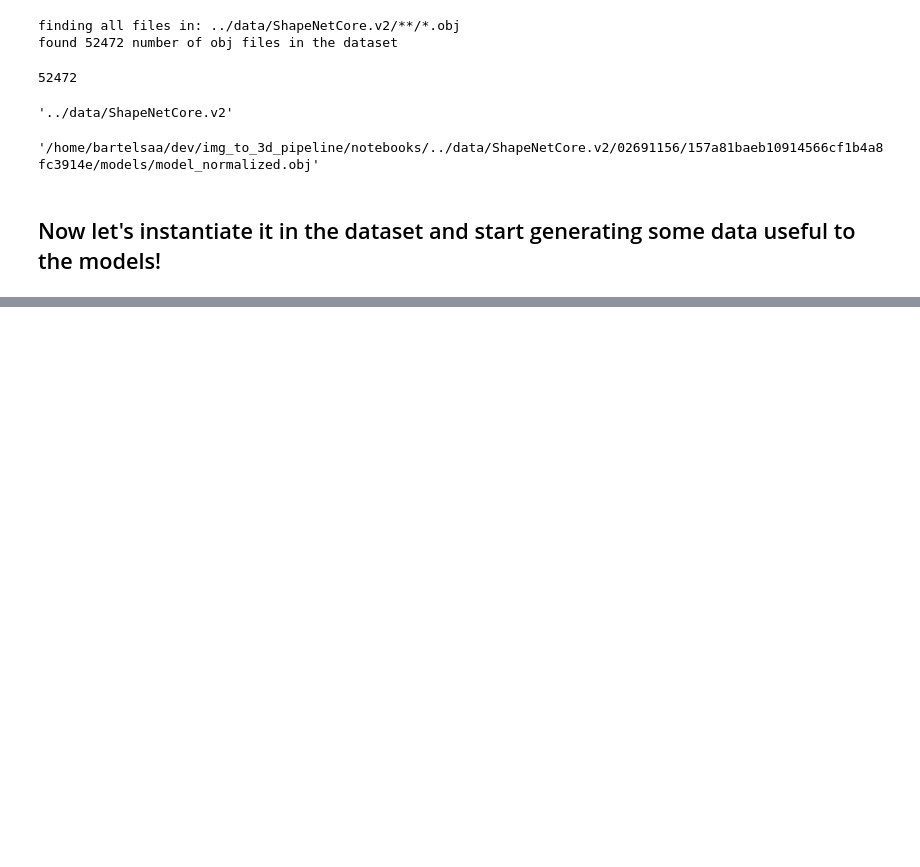
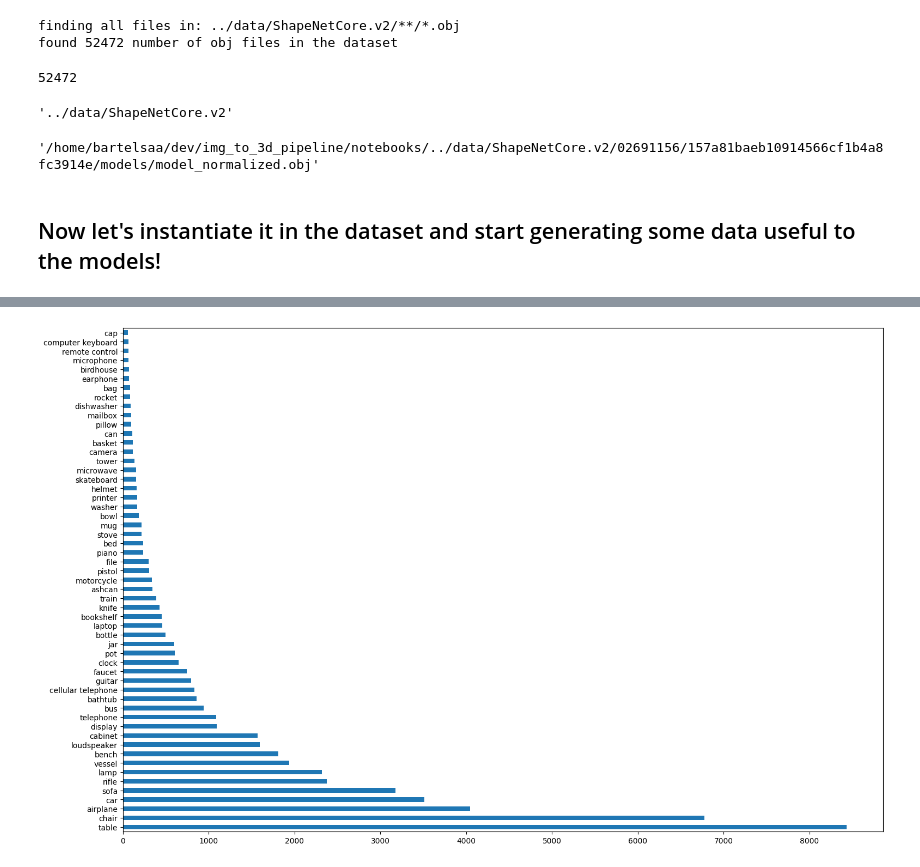
Before and after one commit to andrewbartels1/img_to_3d_pipeline, a Jupyter notebook: notebooks/pipeline.ipynb, the cells around one changed output, grey strips where cells are left out. Cells and saved outputs as stored; diff of their text form; code cells hidden in the pictures; blank space fills up the shorter version.

Commit message:
update crap bar plot, will make prettier pictures later

```diff
--- a/notebooks/pipeline.ipynb
+++ b/notebooks/pipeline.ipynb
@@ -113,0 +78,8 @@ pd.merge(test, meta, left_on="sysnetId", right_on="synsetId").drop(["children",
+# %%
+dataCatalog = pnd.read_csv(Path("../data/ShapeNetCore.v2/datacatalog_parts/datacatalog.csv"))
+dataCatalog["simple_label"] = dataCatalog["simple_label"].astype("category")
+dataCatalog["simple_label"].value_counts(sort=True).plot(kind='barh', figsize=(18,12))
+
+test = dataCatalog["simple_label"].value_counts(sort=True)
+# %% [output]
+[figure, added]
```
Also changed, not shown: parts of 9 cells of this notebook, 2 other files.
